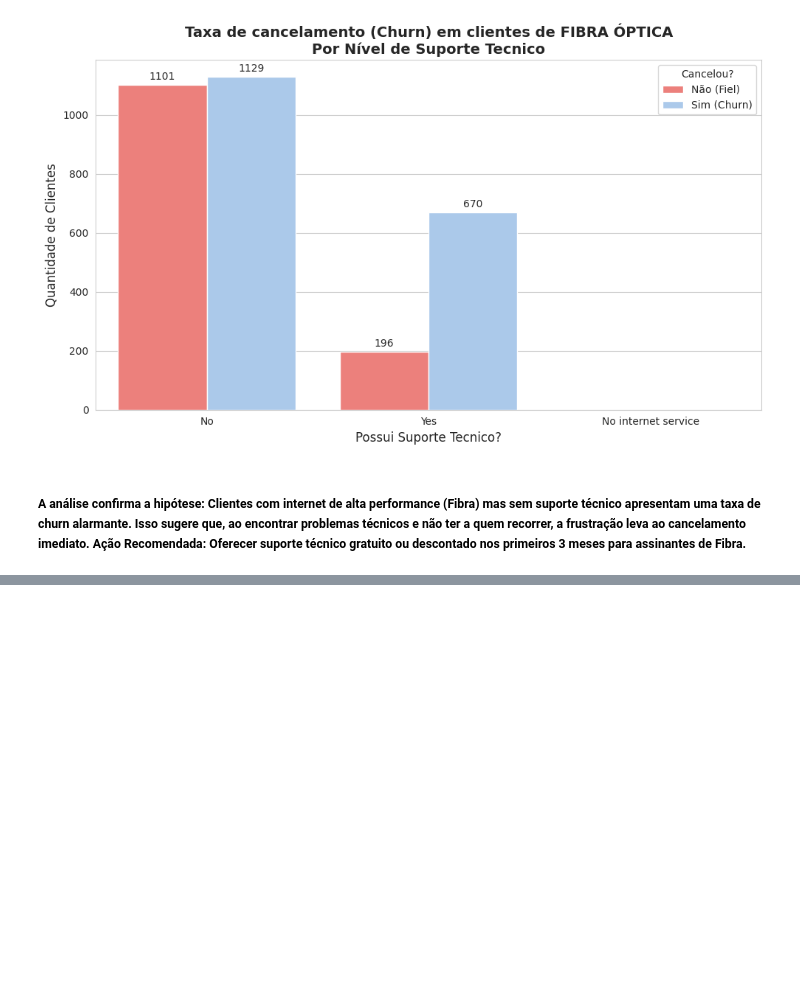
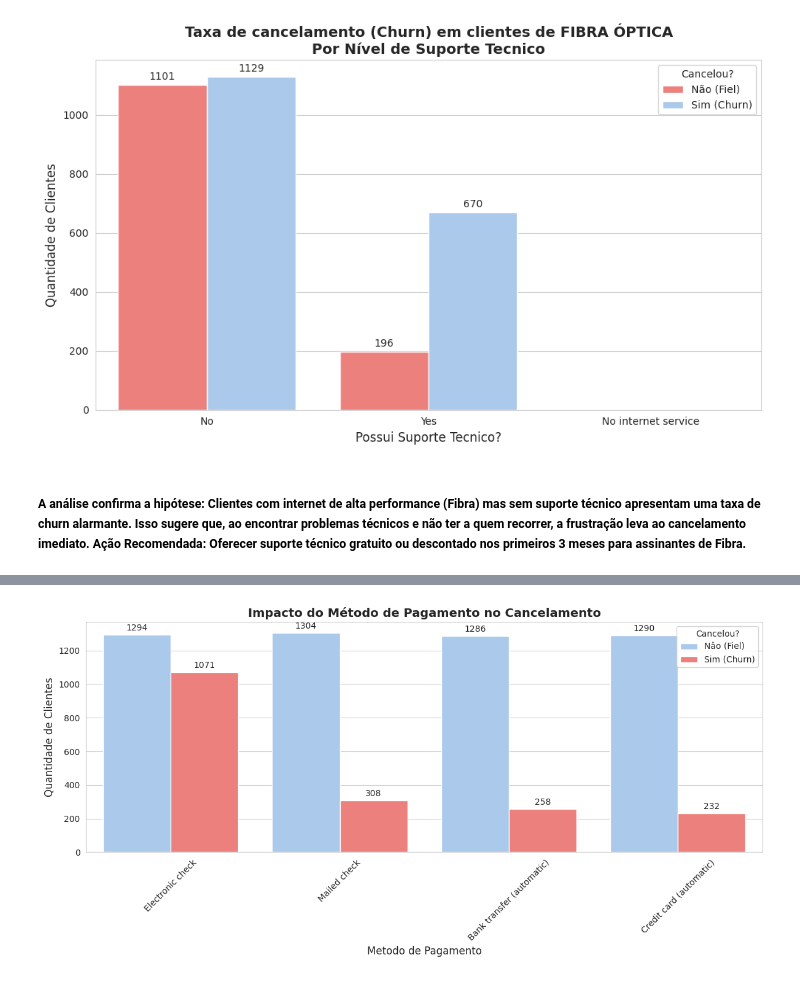
Before and after one commit to ReCroffi/churn-prediction, a Jupyter notebook: notebooks/01_analise_exploratoria.ipynb, the cells around one changed output, grey strips where cells are left out. Drawn from its saved outputs; the diff is of its cells as text; code cells hidden in the pictures; blank space fills up the shorter version.

```diff
--- a/notebooks/01_analise_exploratoria.ipynb
+++ b/notebooks/01_analise_exploratoria.ipynb
@@ -124,0 +127,30 @@ plt.show()
+# %%
+plt.figure(figsize=(12,6))
+
+ax = sns.countplot(
+    data=df,
+    x='PaymentMethod',
+    hue='Churn',
+    palette={'No': '#a1c9f4', 'Yes': '#ff6f69'},
+    order=df['PaymentMethod'].value_counts().index
+)
+
+plt.title('Impacto do Método de Pagamento no Cancelamento', fontsize=14, fontweight='bold')
+plt.xlabel('Metodo de Pagamento',fontsize=12)
+plt.ylabel('Quantidade de Clientes',fontsize=12)
+plt.xticks(rotation=45)
+plt.legend(title='Cancelou?', labels=['Nâo (Fiel)', 'Sim (Churn)'])
+
+for p in ax.patches:
+    if p.get_height() > 0:
+        ax.annotate(f'{int(p.get_height())}',
+                    (p.get_x() + p.get_width() / 2., p.get_height()),
+                    ha='center', va='center',
+                    xytext=(0,8),
+                    textcoords= 'offset points',
+                    fontsize=10)
+
+plt.tight_layout()
+plt.show()
+# %% [output]
+[figure, added]
```
Also changed, not shown: parts of 6 cells of this notebook.
